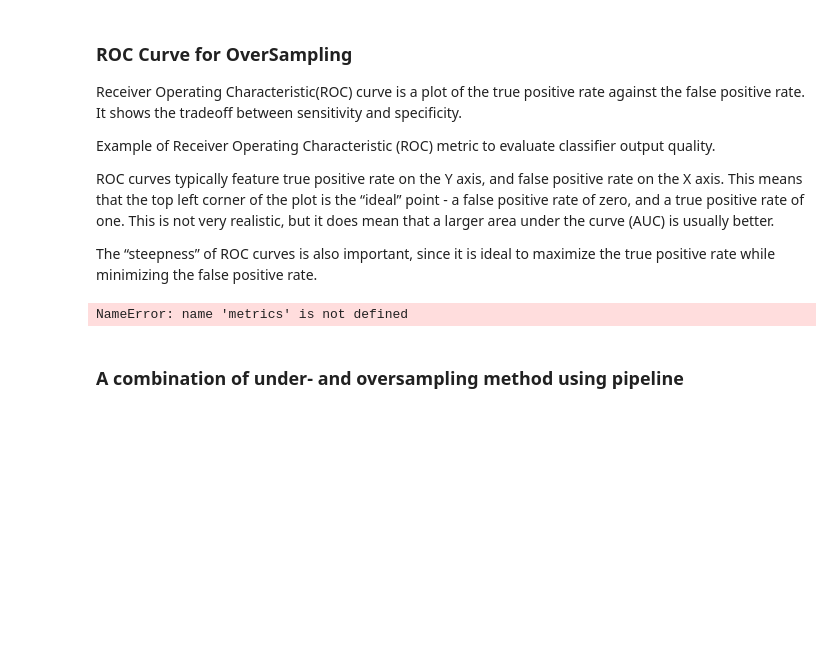
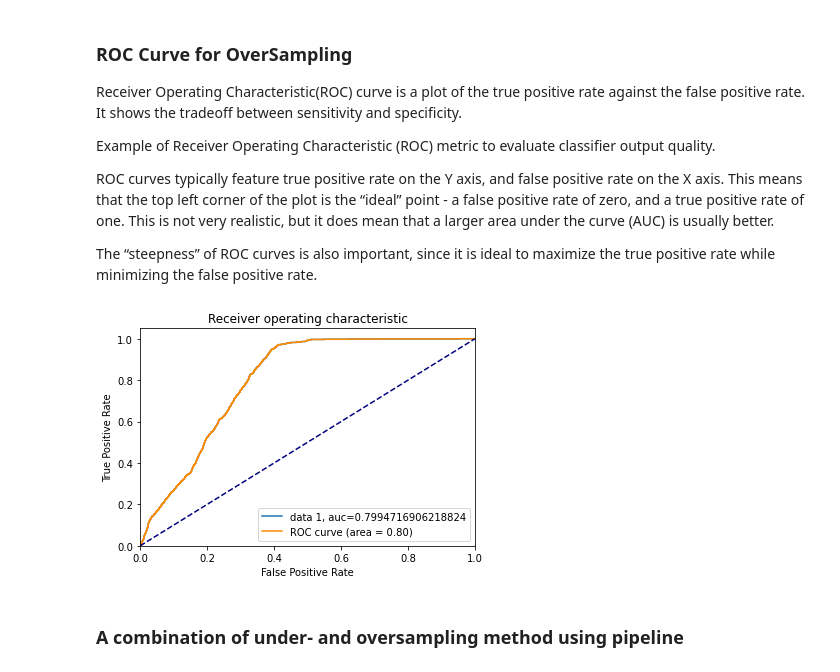
Before and after one commit to BehroozGharleghi/Health-insurance-sales-prediction, a Jupyter notebook: Health_insurance_sales_prediction.ipynb, the cells around one changed output. Saved outputs shown, nothing was run; the diff lists cells and outputs as text; code cells hidden in the pictures; blank space fills up the shorter version.

```diff
--- a/Health_insurance_sales_prediction.ipynb
+++ b/Health_insurance_sales_prediction.ipynb
@@ -479,7 +477,7 @@ For over-sampling techniques, SMOTE (Synthetic Minority Oversampling Technique)
 # define oversampling strategy
 y=insurance_1['Response']
 
-X=insurance_1[['Age', 'Annual_Premium', 'Policy_Sales_Channel','Vintage',
+X=insurance_1[['Age', 'Region_Code', 'Annual_Premium', 'Policy_Sales_Channel','Vintage',
                'Gender','Driving_License', 'Previously_Insured',
                'Vehicle_Damage', '1-2 Year', '> 2 Years']]
 X_train, X_test, y_train, y_test = train_test_split(X, y, test_size=0.3, random_state=100)
@@ -540,28 +546,23 @@ ROC curves typically feature true positive rate on the Y axis, and false positiv
 The “steepness” of ROC curves is also important, since it is ideal to maximize the true positive rate while minimizing the false positive rate.
 # %%
 # this is for Logistic Regression for Over Sample data:
-from sklearn.metrics import roc_auc_score
+from sklearn.metrics import roc_auc_score, roc_curve
 
 y_pred_proba = logistic_model_o.predict_proba(X_test)[::,1]
-fpr, tpr, _ = metrics.roc_curve(y_test,  y_pred_proba)
-auc = metrics.roc_auc_score(y_test, y_pred_proba)
+fpr, tpr, _ = roc_curve(y_test,  y_pred_proba)
+auc = roc_auc_score(y_test, y_pred_proba)
 plt.plot(fpr,tpr,label="data 1, auc="+str(auc))
-plt.legend(loc=4)
-plt.show()
-
-
-
-"""plt.plot(fpr[2], tpr[2], color='darkorange', lw=lw, label='ROC curve (area = %0.2f)' % roc_auc[2])
-plt.plot([0, 1], [0, 1], color='navy', lw=lw, linestyle='--')
+plt.plot(fpr, tpr, color='darkorange', label='ROC curve (area = %0.2f)' % auc)
+plt.plot([0, 1], [0, 1], color='navy', linestyle='--')
 plt.xlim([0.0, 1.0])
 plt.ylim([0.0, 1.05])
 plt.xlabel('False Positive Rate')
 plt.ylabel('True Positive Rate')
-plt.title('Receiver operating characteristic example')
+plt.title('Receiver operating characteristic')
 plt.legend(loc="lower right")
-plt.show()"""
+plt.show()
 # %% [output]
-NameError: name 'metrics' is not defined
+[figure, added]
 # %% [markdown]
 ### A combination of under- and oversampling method using pipeline
 # %%
```
Also changed, not shown: parts of 13 cells of this notebook, 1 other file.
